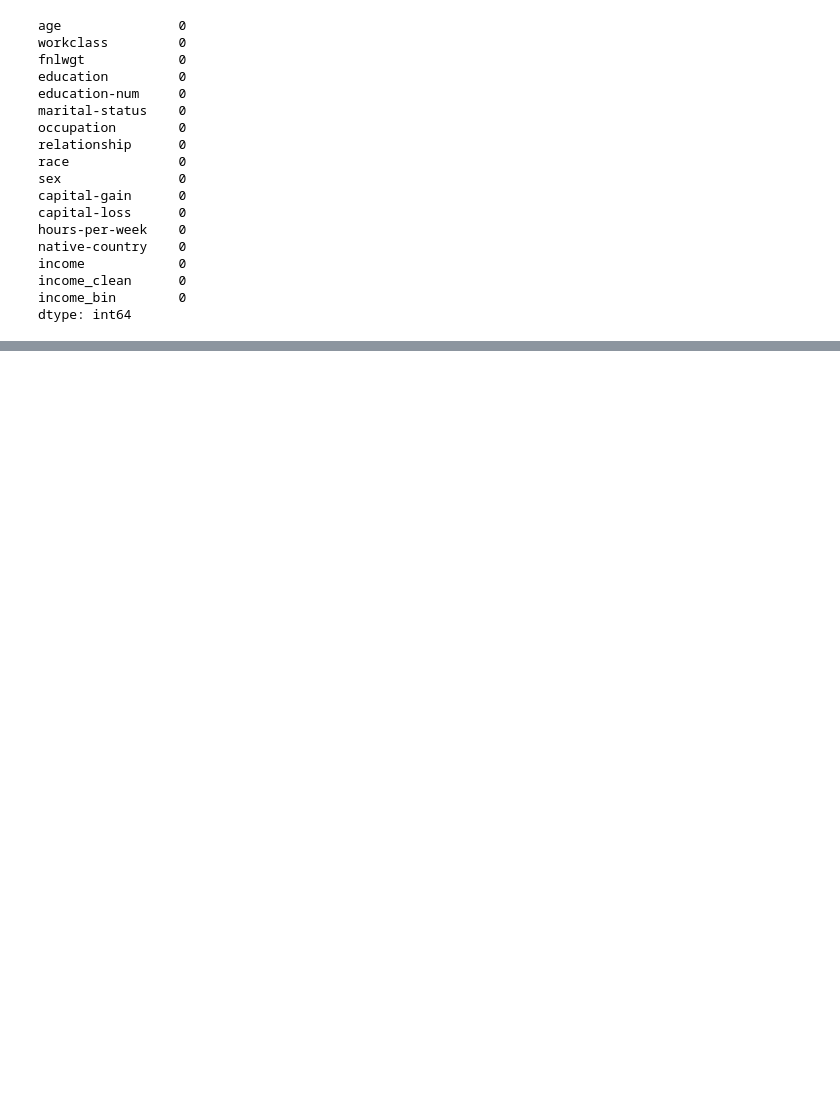
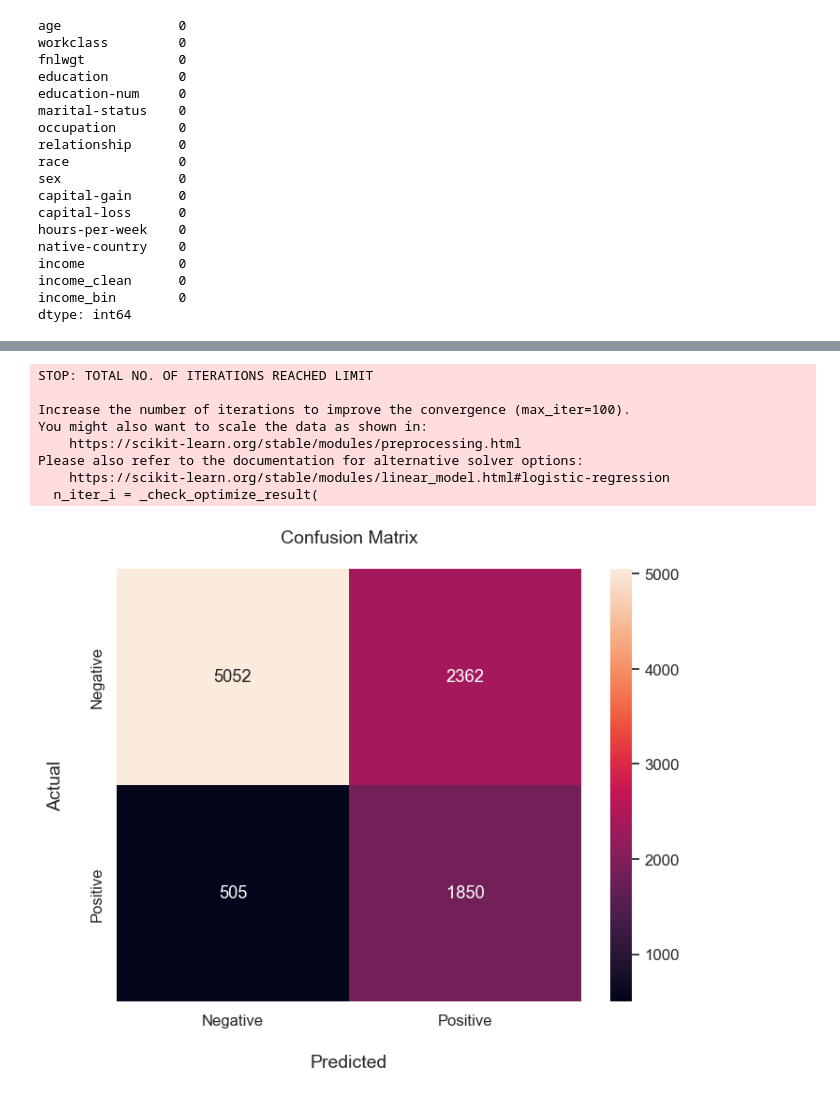
Before and after one commit to JohnOspa/ProyectoMLOps, a Jupyter notebook: notebooks/01_EDA.ipynb, the cells around one changed output, grey strips where cells are left out. Saved outputs shown, nothing was run; the diff lists cells and outputs as text; code cells hidden in the pictures; blank space fills up the shorter version.

```diff
--- a/notebooks/01_EDA.ipynb
+++ b/notebooks/01_EDA.ipynb
@@ -681,0 +752,3 @@ dtype: int64
+# %%
+#Separar en entrenamiento y prueba
+X_train, X_test, Y_train, Y_test = train_test_split(X, y, test_size=0.2, random_state=42)
@@ -681,0 +782,3 @@ dtype: int64
+# %%
+modelo_log = LogisticRegression(max_iter=1000)
+modelo_log.fit(X_train_bal, Y_train_bal)
@@ -681,0 +884,7 @@ dtype: int64
+# %%
+#Se retira "stage" de X_train_bal y de X_test
+X_train_bal.drop(columns='native-country', inplace=True)
+X_test.drop(columns='native-country', inplace=True)
+print('native-country' in X_train_bal.columns)  # Debe devolver False
+print('native-country' in X_test.columns)
+print(X_train_bal.columns)
@@ -681,0 +956,53 @@ dtype: int64
+# %%
+#Entrenar modelo de regresión logística
+model = LogisticRegression()
+model.fit(X_train_bal, Y_train_bal)
+
+#Predicciones
+y_pred = model.predict(X_test)
+y_proba = model.predict_proba(X_test)[:, 1]
+
+print('Logistic Regression')
+print('\n')
+
+#Evaluación del modelo
+print("\nClassification Report:\n", classification_report(Y_test, y_pred))
+
+#Precisión
+print('---'*40)
+print("Accuracy:", round(accuracy_score(Y_test, y_pred)*100,3), '%')
+
+print('---'*40)
+#Matriz de confusión
+cm = confusion_matrix(Y_test, y_pred)
+#sns.heatmap(cm, annot=True, fmt='d', cmap='Blues')
+#plt.title("Matriz de Confusión - Regresión logística")
+#plt.xlabel("Predicción")
+#plt.ylabel("Real")
+#plt.show()
+
+# Change figure size and increase dpi for better resolution
+plt.figure(figsize=(8,6), dpi=100)
+# Scale up the size of all text
+sns.set(font_scale = 1.1)
+
+# Plot Confusion Matrix using Seaborn heatmap()
+# Parameters:
+# first param - confusion matrix in array format
+# annot = True: show the numbers in each heatmap cell
+# fmt = 'd': show numbers as integers.
+ax = sns.heatmap(cm, annot=True, fmt='d', )
+
+# set x-axis label and ticks.
+ax.set_xlabel("Predicted", fontsize=14, labelpad=20)
+ax.xaxis.set_ticklabels(['Negative', 'Positive'])
+
+# set y-axis label and ticks
+ax.set_ylabel("Actual", fontsize=14, labelpad=20)
+ax.yaxis.set_ticklabels(['Negative', 'Positive'])
+
+# set plot title
+ax.set_title("Confusion Matrix", fontsize=14, pad=20)
+
+plt.show()
+# %% [output]
@@ -681,0 +1026,9 @@ dtype: int64
+STOP: TOTAL NO. OF ITERATIONS REACHED LIMIT
+
+Increase the number of iterations to improve the convergence (max_iter=100).
+You might also want to scale the data as shown in:
+    https://scikit-learn.org/stable/modules/preprocessing.html
+Please also refer to the documentation for alternative solver options:
+    https://scikit-learn.org/stable/modules/linear_model.html#logistic-regression
+  n_iter_i = _check_optimize_result(
+[figure, added]
```
Also changed, not shown: parts of 40 cells of this notebook.
